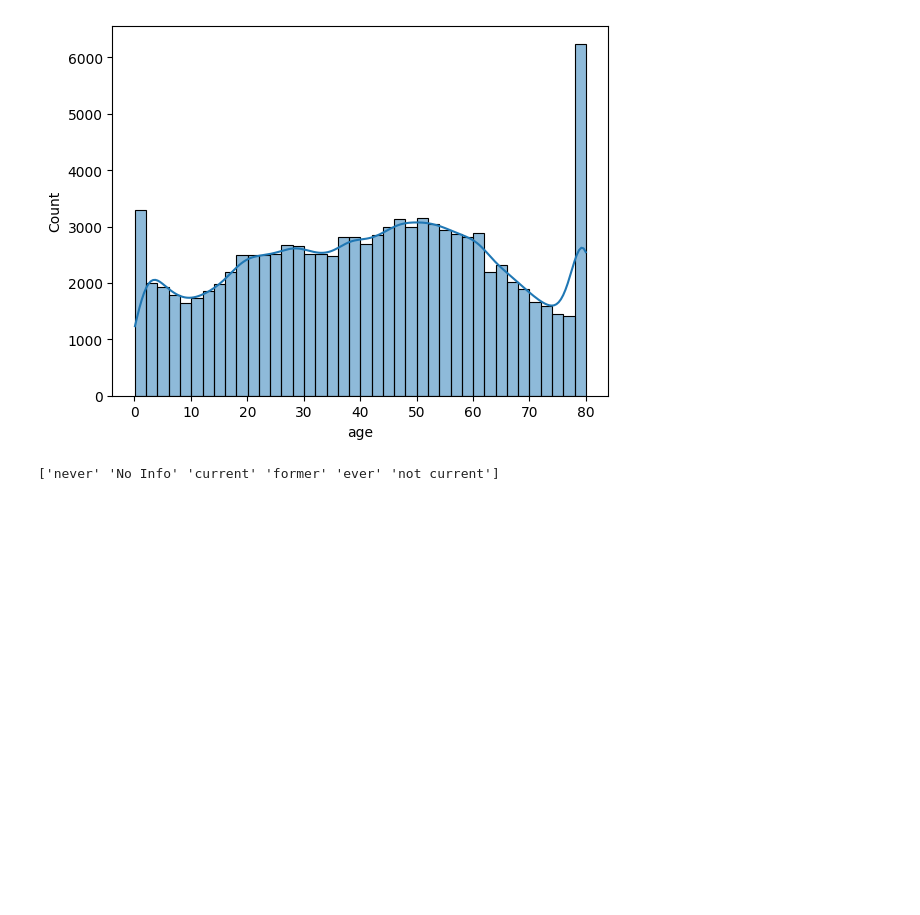
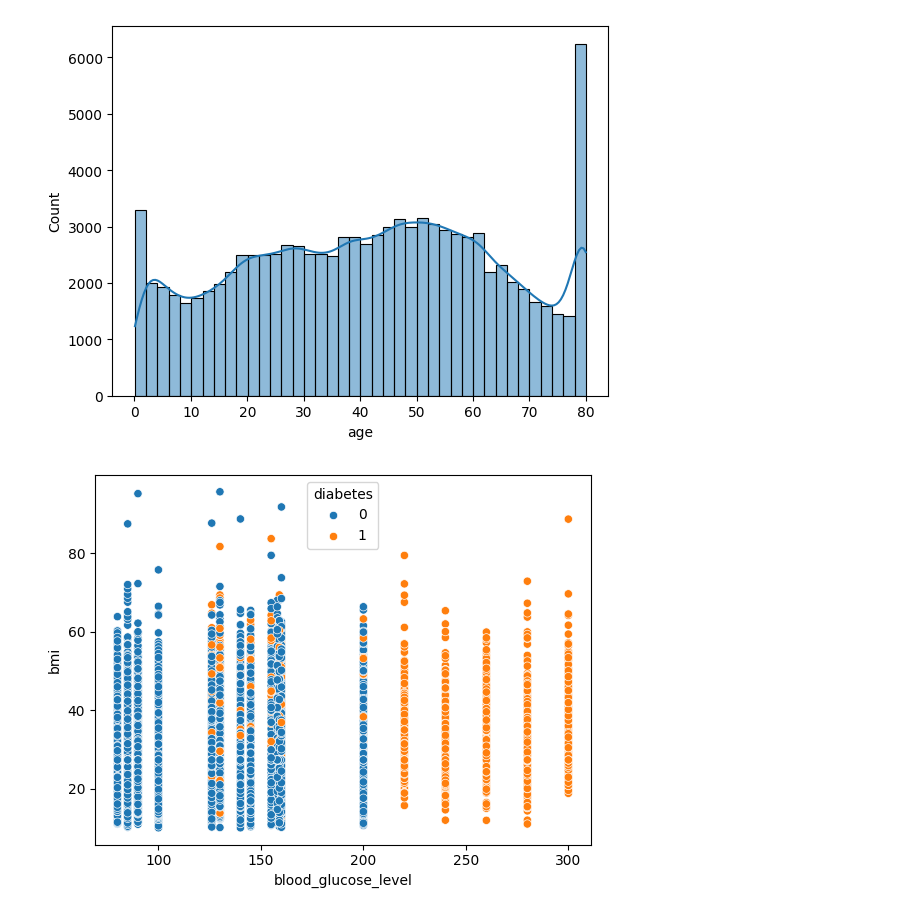
Before and after one commit to willshobwish/introducao-a-ciencia-de-dados, a Jupyter notebook: Diabetes prediction dataset.ipynb, the cells around one changed output. Drawn from its saved outputs; the diff is of its cells as text; code cells hidden in the pictures; blank space fills up the shorter version.

```diff
--- a/Diabetes prediction dataset.ipynb
+++ b/Diabetes prediction dataset.ipynb
@@ -26,0 +13,4 @@ df = pd.read_csv(r'datasets\Diabetes prediction dataset.csv')
+# %%
+path = kagglehub.dataset_download("iammustafatz/diabetes-prediction-dataset")
+display(os.listdir(path))
+df = pd.read_csv(os.path.join(path,r'diabetes_prediction_dataset.csv'))
@@ -52,10 +44,8 @@ sns.histplot(data=df,x='age',bins=40,kde=True)
 # %% [output]
 <Axes: xlabel='age', ylabel='Count'>
 [figure]
-# %%
-print(df["smoking_history"].unique())
-# %% [output]
-['never' 'No Info' 'current' 'former' 'ever' 'not current']
-# %%
-df.replace({"Female":1,"Male":0,"never":0,"current":1,"No Info":None,"former":2},inplace=True)
-# df.replace({"Female":1,"Male":0},inplace=True)
+# %%
+sns.scatterplot(data=df,x="blood_glucose_level",y="bmi",hue='diabetes')
+plt.show()
+# %% [output]
+[figure, added]
```
Also changed, not shown: parts of 13 cells of this notebook.
